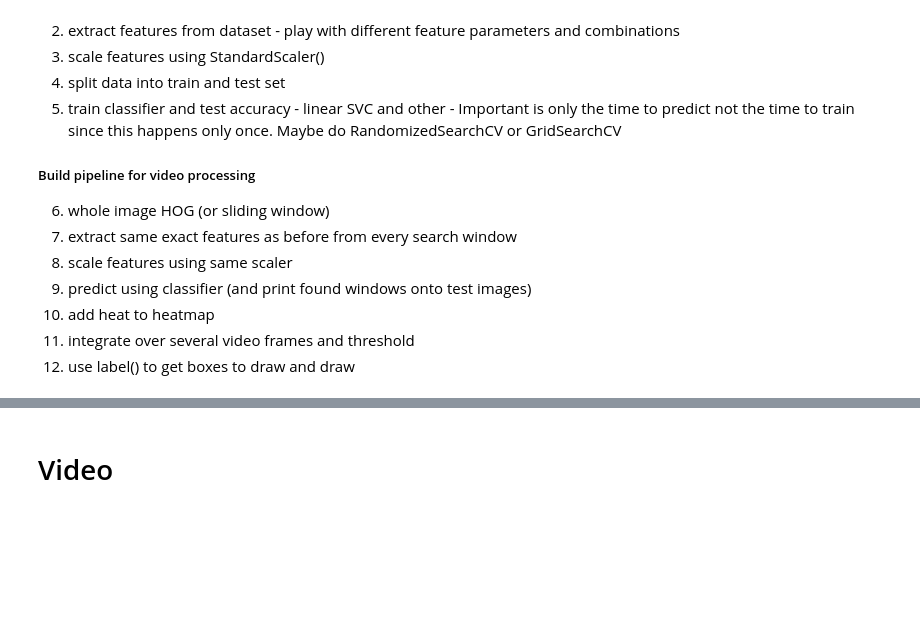
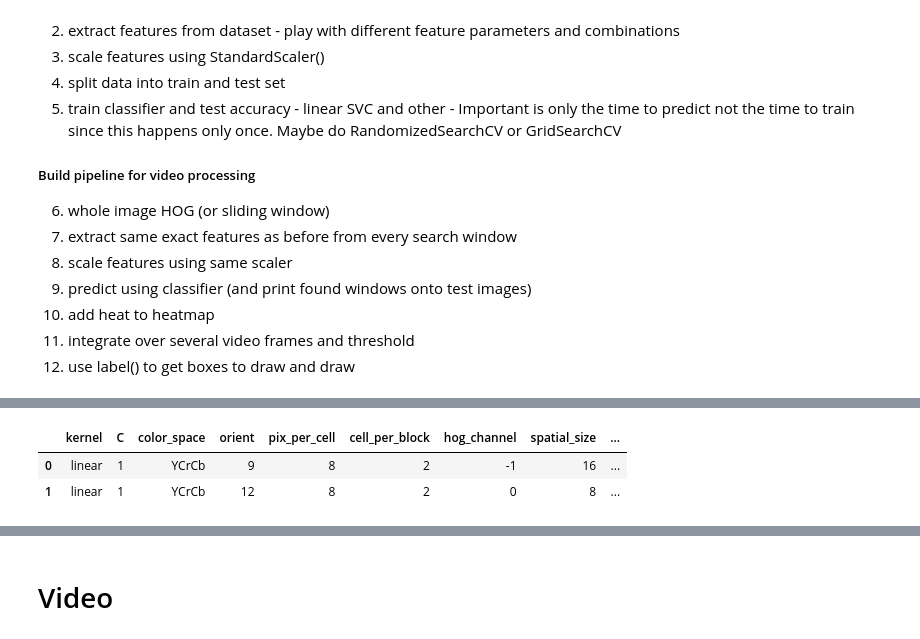
Before and after one commit to stefancyliax/CarND-Vehicle-Detection, a Jupyter notebook: P5_Vehicle_Detection.ipynb, the cells around one changed output, grey strips where cells are left out. Cells and saved outputs as stored; diff of their text form; code cells hidden in the pictures; blank space fills up the shorter version.

```diff
--- a/P5_Vehicle_Detection.ipynb
+++ b/P5_Vehicle_Detection.ipynb
@@ -158,0 +153,17 @@ def extract_features(imgs, color_space='RGB', spatial_size=(32, 32),
+# %%
+# Define a function to compute color histogram features
+def color_hist(img, nbins=32):
+    # Compute the histogram of the color channels separately
+    channel1_hist = np.histogram(img[:, :, 0], bins=nbins)
+    channel2_hist = np.histogram(img[:, :, 1], bins=nbins)
+    channel3_hist = np.histogram(img[:, :, 2], bins=nbins)
+    # Concatenate the histograms into a single feature vector
+    hist_features = np.concatenate((channel1_hist[0], channel2_hist[0], channel3_hist[0]))
+    # Return the individual histograms, bin_centers and feature vector
+    return hist_features
+
+img = load_image(cars[4])
+hist_bins = 32  # Number of histogram bins
+
+features = color_hist(img, nbins=hist_bins)
+print(features.shape)
@@ -259,0 +346,67 @@ extraction_parameters_pd
+# %%
+# Automated test of different extraction parameters and SVC kernels and parameters
+
+# load svc that contains all needed parameters in each line
+parameter_file = "extraction_parameters_small.csv"
+para_pd = pd.read_table(parameter_file, sep=';')
+para_pd['spatial_feat'] = para_pd['spatial_feat'].astype('bool')
+para_pd['hist_feat'] = para_pd['hist_feat'].astype('bool')
+para_pd['hog_feat'] = para_pd['hog_feat'].astype('bool')
+
+
+# debug output
+print(para_pd.shape)
+
+for index, para_row in para_pd.iterrows():
+
+    # Skip rows that are alredy calculated
+    #if para_row['accuracy'] != 0:
+     #   continue
+
+    print('Index: ', index)
+    kernel = para_row['kernel']
+    color_space = para_row['color_space']
+    orient = para_row['orient']
+    pix_per_cell = para_row['pix_per_cell']
+    cell_per_block = para_row['cell_per_block']
+    hog_channel = para_row['hog_channel']
+    spatial_size = (para_row['spatial_size'], para_row['spatial_size'])
+    hist_bins = para_row['hist_bins']
+    spatial_feat = para_row['spatial_feat']
+    hist_feat = para_row['hist_feat']
+    hog_feat = para_row['hog_feat']
+    C = para_row['C']
+
+
+    t = time.time()
+    car_features = extract_features_from_dataset(cars, color_space=color_space,
+                                    spatial_size=spatial_size, hist_bins=hist_bins,
+                                    orient=orient, pix_per_cell=pix_per_cell,
+                                    cell_per_block=cell_per_block,
+                                    hog_channel=hog_channel, spatial_feat=spatial_feat,
+                                    hist_feat=hist_feat, hog_feat=hog_feat)
+
+    notcar_features = extract_features_from_dataset(notcars, color_space=color_space,
+                                       spatial_size=spatial_size, hist_bins=hist_bins,
+                                       orient=orient, pix_per_cell=pix_per_cell,
+                                       cell_per_block=cell_per_block,
+                                       hog_channel=hog_channel, spatial_feat=spatial_feat,
+                                       hist_feat=hist_feat, hog_feat=hog_feat)
+
+    t2 = time.time()
+    time_extract = round(t2 - t, 2)
+    para_pd.loc[index, 'time_to_extract_features'] = time_extract
+    para_pd.loc[index, 'time_to_extract_features_100'] = time_extract*100/(len(car_features)+len(notcar_features))
+    para_pd.loc[index, 'features_vector_length'] = int(len(car_features[0]))
+
+    svc, accuracy, time_fit, time_prediction = fit_SVM(car_features, notcar_features, kernel=kernel, C=C)
+    para_pd.loc[index, 'training_time'] = time_fit
+    para_pd.loc[index, 'accuracy'] = accuracy
+
+    para_pd.loc[index, 'prediction_time_100'] = time_prediction
+
+
+# save pandas file back to hard drive
+para_pd.to_csv(parameter_file, sep=';', index=False)
+para_pd
+# %% [output]
@@ -259,0 +416,3 @@ extraction_parameters_pd
+|  | kernel | C | color_space | orient | pix_per_cell | cell_per_block | hog_channel | spatial_size | ... |
+| 0 | linear | 1 | YCrCb | 9 | 8 | 2 | -1 | 16 | ... |
+| 1 | linear | 1 | YCrCb | 12 | 8 | 2 | 0 | 8 | ... |
```
Also changed, not shown: parts of 52 cells of this notebook, 6 other files.
